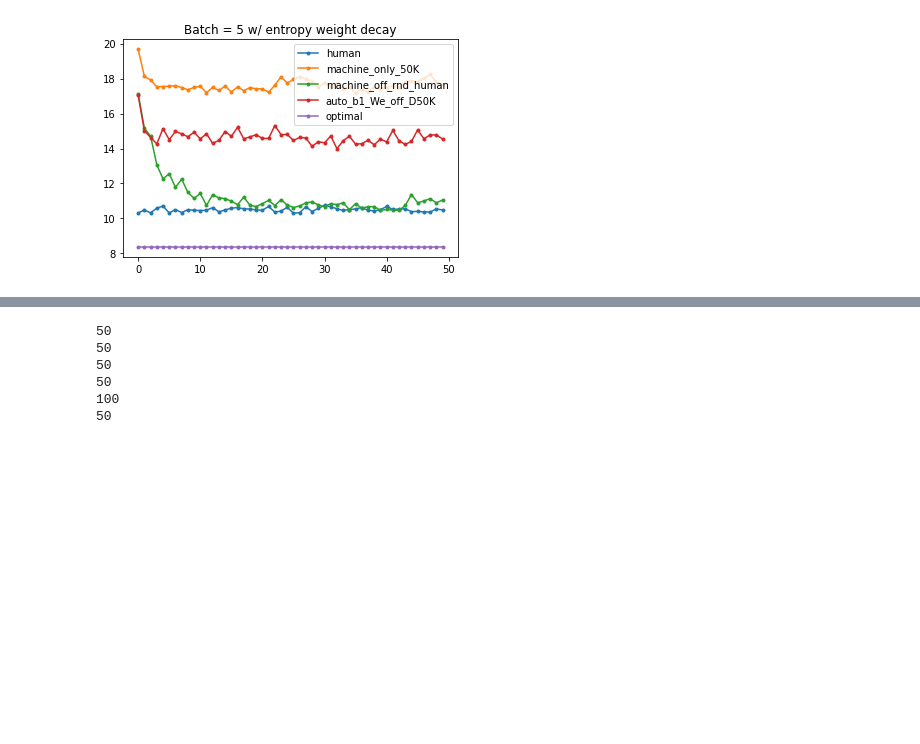
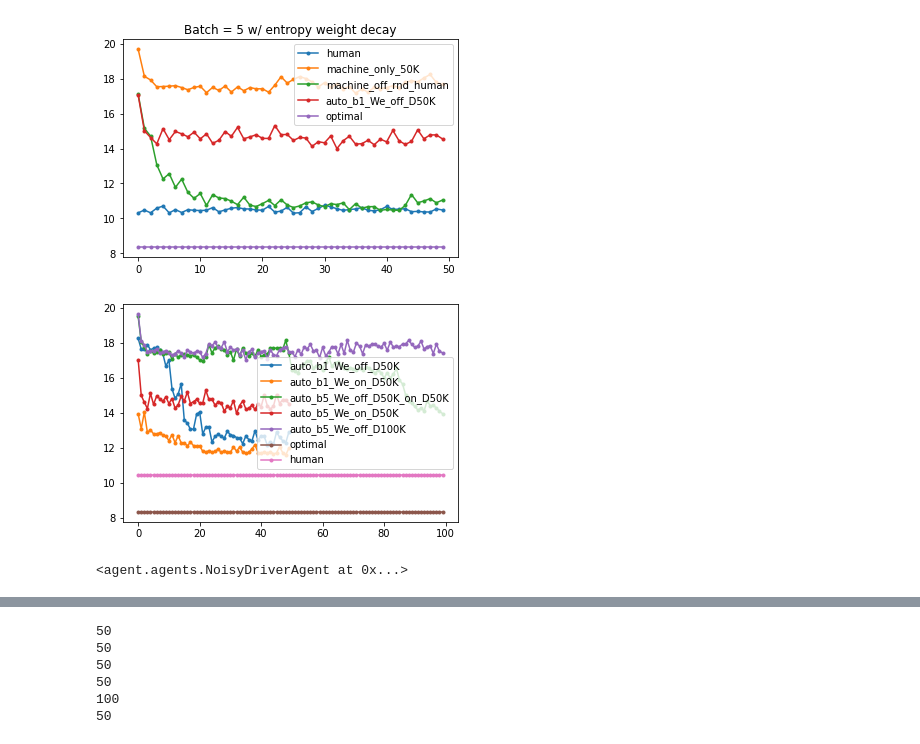
Before and after one commit to ElenStr/human-machine-switching, a Jupyter notebook: run_experiments.ipynb, the cells around one changed output, grey strips where cells are left out. Cells and saved outputs as stored; diff of their text form; code cells hidden in the pictures; blank space fills up the shorter version.

```diff
--- a/run_experiments.ipynb
+++ b/run_experiments.ipynb
@@ -216,3 +272,13 @@ df_gd_vs_rnd_human.plot( style='.-', title='Batch = 5 w/ entropy weight decay')
 # %% [output]
 <AxesSubplot:title={'center':'Batch = 5 w/ entropy weight decay'}>
 [figure]
+# %%
+root_dir = f'{ROOT_DIR}/outputs/agents/ent_batched'
+agents = ['auto_b1_We_off_D50K','auto_b1_We_on_D50K','auto_b5_We_off_D50K_on_D50K', 'auto_b5_We_on_D50K', 'auto_b5_We_off_D100K']
+plot_performance(root_dir, eval_set, agents, 8.372, human_c=10.5  )
+# %% [output]
+[figure, added]
+# %%
+human
+# %% [output]
+<agent.agents.NoisyDriverAgent at 0x...>
```
Also changed, not shown: parts of 27 cells of this notebook, 3 other files.
